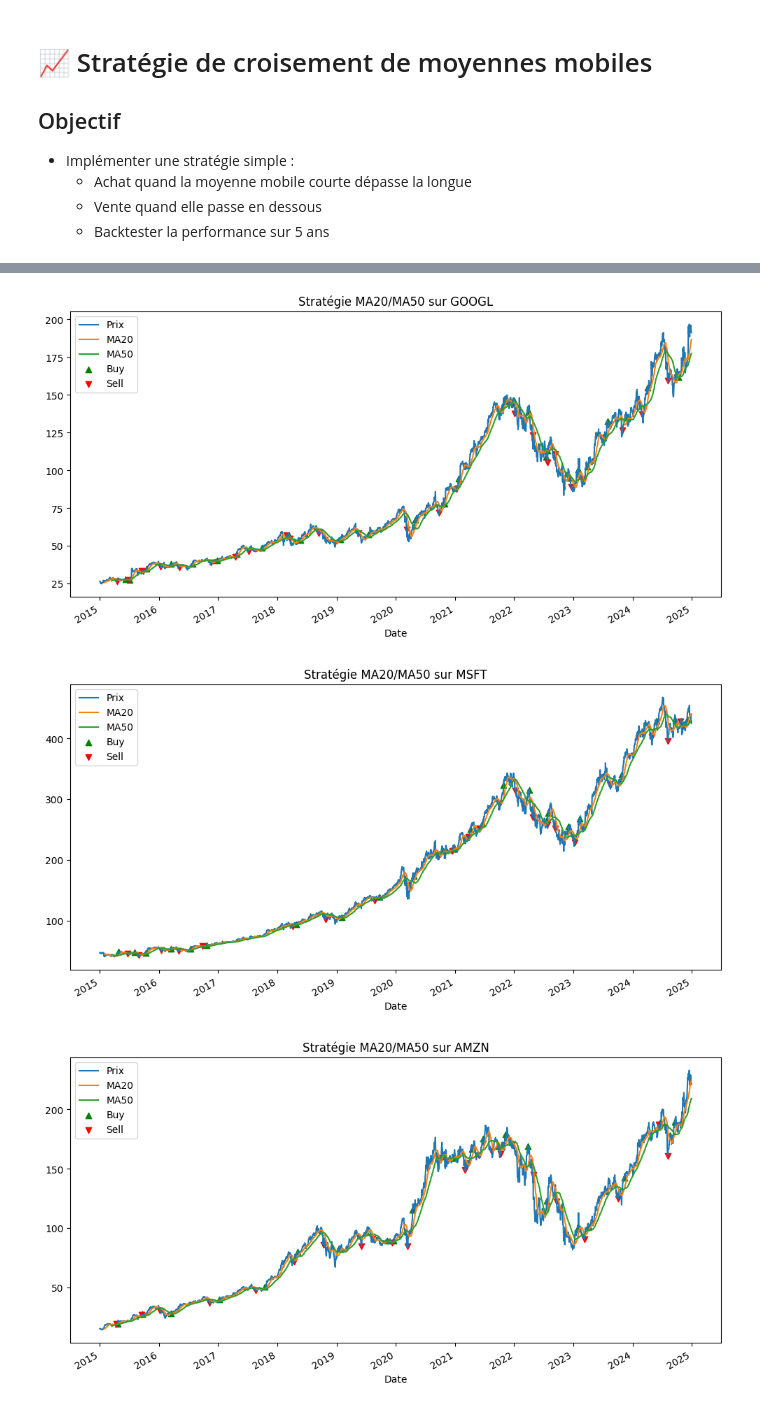
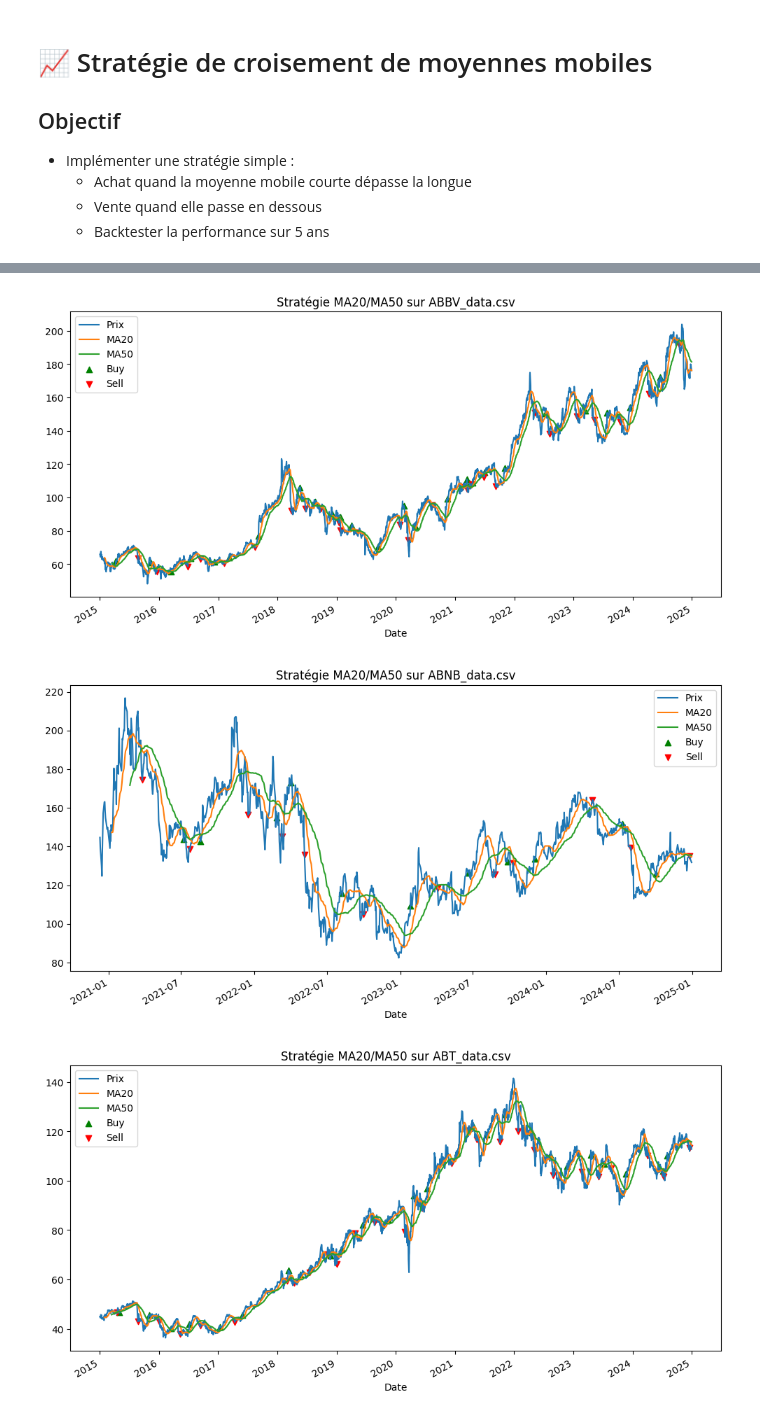
Before and after one commit to P-Pix/finance-portfolio, a Jupyter notebook: 2-trading-strategies/moving_average_strategy.ipynb, the cells around one changed output, grey strips where cells are left out. Saved outputs shown, nothing was run; the diff lists cells and outputs as text; code cells hidden in the pictures.

```diff
--- a/2-trading-strategies/moving_average_strategy.ipynb
+++ b/2-trading-strategies/moving_average_strategy.ipynb
@@ -9,16 +9,14 @@
 # %%
 import pandas as pd
 import matplotlib.pyplot as plt
+import os
 
-sources = [
-    "AAPL",  # Apple
-    "GOOGL",  # Alphabet (Google)
-    "MSFT",   # Microsoft
-    "AMZN",   # Amazon
-    "TSLA"    # Tesla
-]
+LIMITE_FILES = 10
+
+sources = os.listdir("../1-data-collection/")
+sources = [source for source in sources if source.endswith('.csv')][:LIMITE_FILES]
 for source in sources:
-    data = pd.read_csv(f"../1-data-collection/{source}_data.csv", index_col=0, parse_dates=True)
+    data = pd.read_csv(f"../1-data-collection/{source}", index_col=0, parse_dates=True)
     # Moyennes mobiles
     data['MA20'] = data['Close'].rolling(20).mean()
     data['MA50'] = data['Close'].rolling(50).mean()
@@ -40,3 +38,3 @@ for source in sources:
-[figure, old version]
+[figure, new version]
-[figure, old version]
+[figure, new version]
-[figure, old version]
+[figure, new version]
```
Also changed, not shown: parts of 1 cell of this notebook, 2 other files.
